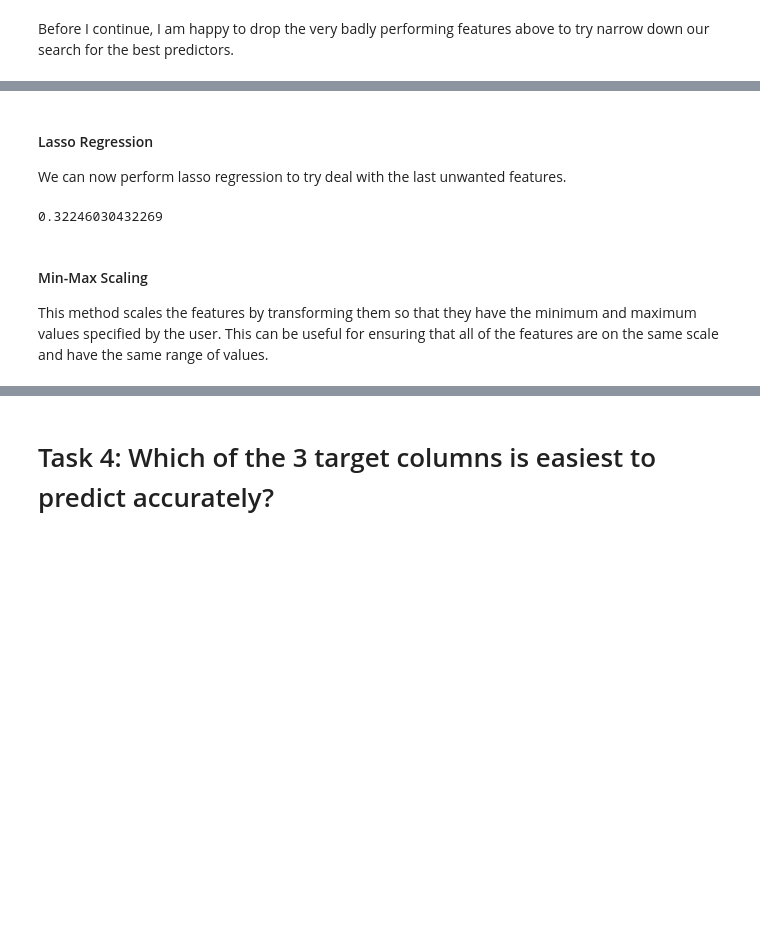
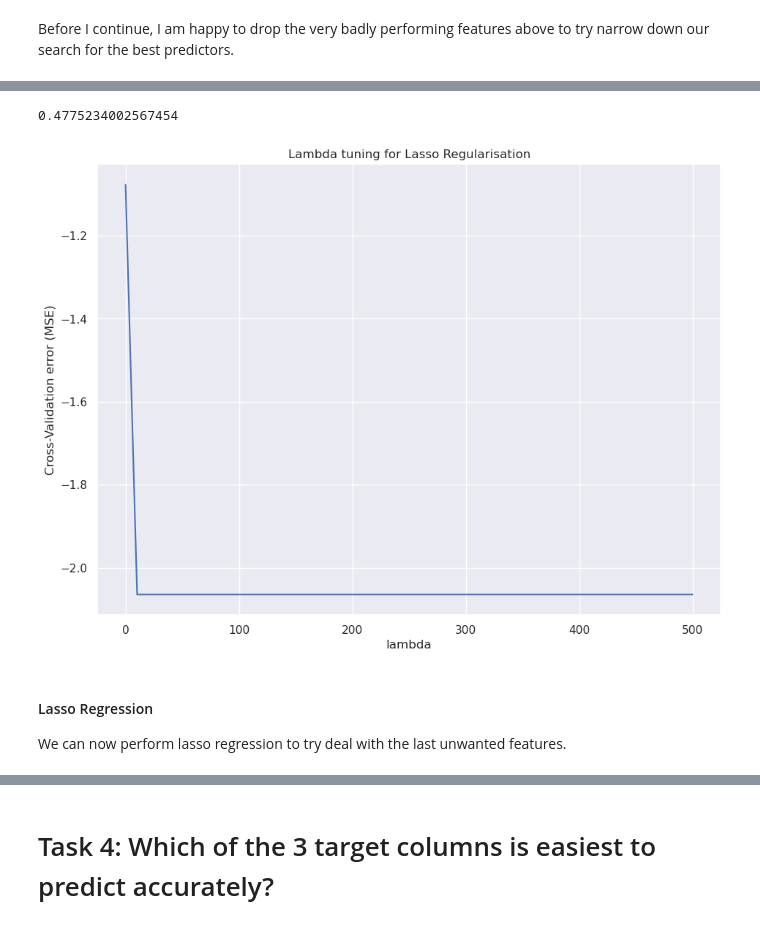
Before and after one commit to kryanbeane/bike-sharing-data-mining, a Jupyter notebook: ca2.ipynb, the cells around one changed output, grey strips where cells are left out. Drawn from its saved outputs; the diff is of its cells as text; code cells hidden in the pictures; blank space fills up the shorter version.

```diff
--- a/ca2.ipynb
+++ b/ca2.ipynb
@@ -748,18 +734,37 @@ dtype: float64
+# %%
+from sklearn.model_selection import cross_val_score, KFold
+from sklearn.linear_model import Lasso
+
+lambdas = np.linspace(500,0.01,num=50) # Step 1
+scoresCV = []
+for l in lambdas:
+    lassoReg = Lasso(alpha=l)
+    lassoReg.fit(xtrain_scaled_df, ytrain)
+
+    scoreCV = cross_val_score(lassoReg, xtrain_scaled_df, ytrain, scoring='neg_mean_squared_error',
+                              cv=KFold(n_splits=10, shuffle=True,
+                                       random_state=1))
+    scoresCV.append(np.mean(scoreCV))
+
+plt.title("Lambda tuning for Lasso Regularisation")
+plt.xlabel("lambda")
+plt.ylabel("Cross-Validation error (MSE)")
+
+plt.plot(lambdas,scoresCV)
+
+from sklearn.linear_model import MultiTaskLassoCV
+
+lassoCV = MultiTaskLassoCV()
+lassoCV.fit(xtrain_scaled_df, ytrain)
+
+lassoCV.alpha_
+
+lassoReg = Lasso(lassoCV.alpha_)
+lassoReg.fit(xtrain_scaled_df, ytrain)
+lassoReg.score(xtrain_scaled_df, ytrain)
+# %% [output]
+0.4775234002567454
+[figure, added]
 # %% [markdown]
 #### Lasso Regression
 We can now perform lasso regression to try deal with the last unwanted features.
-# %%
-from sklearn.linear_model import Ridge
-
-# assign lambda (or alpha as is used in Ridge())
-ridgeReg = Ridge(alpha=50)
-
-# Now compute the ridge regression using X, the full matrix of predictors, and y
-ridgeReg.fit(xtest_scaled_df, ytest)
-
-ridgeReg.score(xtest_scaled_df, ytest)
-# %% [output]
-0.32246030432269
-# %% [markdown]
-#### Min-Max Scaling
-This method scales the features by transforming them so that they have the minimum and maximum values specified by the user. This can be useful for ensuring that all of the features are on the same scale and have the same range of values.
```
Also changed, not shown: parts of 75 cells of this notebook.
